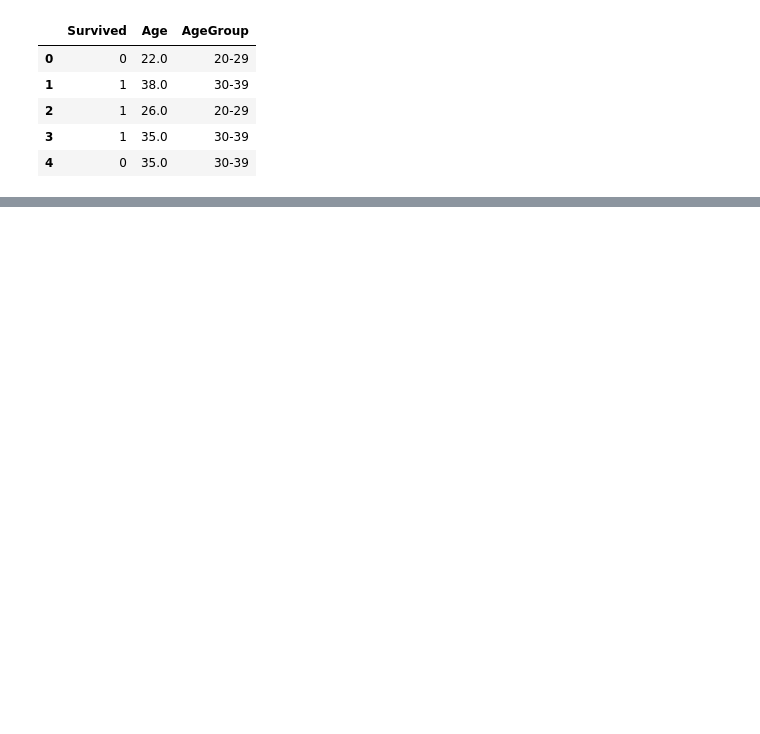
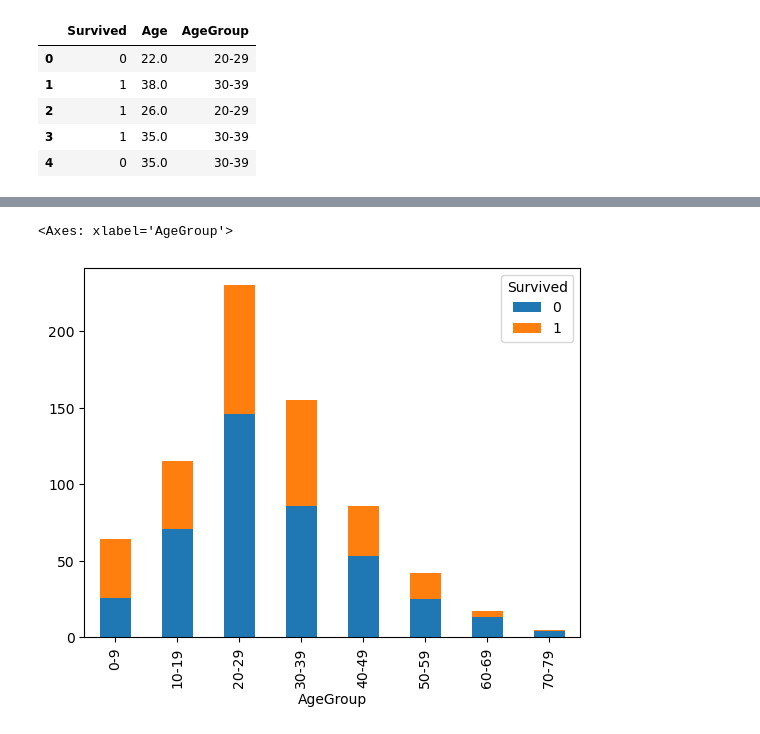
Before and after one commit to JamesStafford/TitanicKaggle, a Jupyter notebook: notebooks/kaggle_titanic_notebook.ipynb, the cells around one changed output, grey strips where cells are left out. Drawn from its saved outputs; the diff is of its cells as text; code cells hidden in the pictures; blank space fills up the shorter version.

```diff
--- a/notebooks/kaggle_titanic_notebook.ipynb
+++ b/notebooks/kaggle_titanic_notebook.ipynb
@@ -35,0 +40,5 @@ plt.show()
+# %%
+age_survival_df.groupby([AGE_GROUP_HEADER, SURVIVED_HEADER], observed=True).size().unstack().plot(kind='bar', stacked=True)
+# %% [output]
+<Axes: xlabel='AgeGroup'>
+[figure, added]
```
Also changed, not shown: parts of 4 cells of this notebook.
